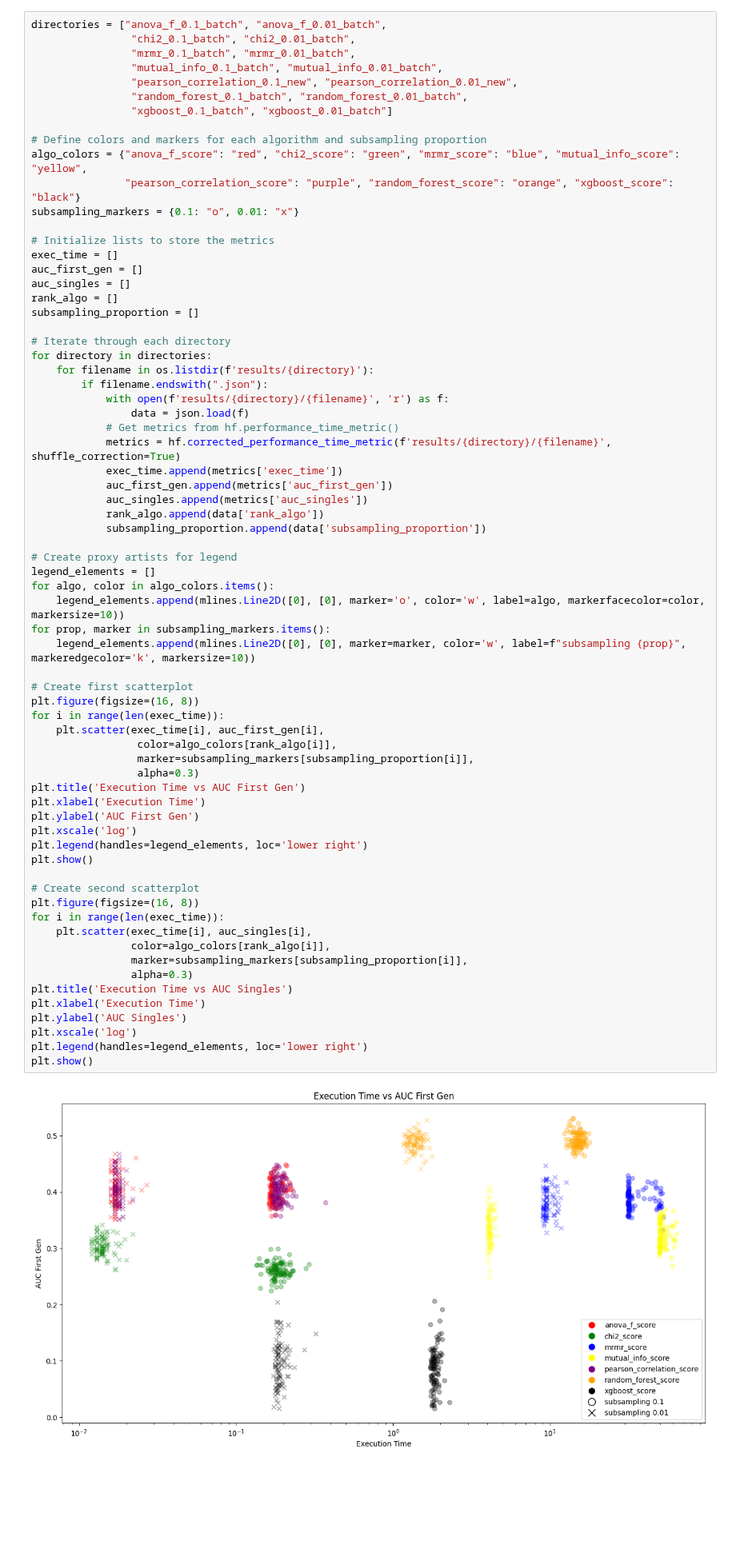
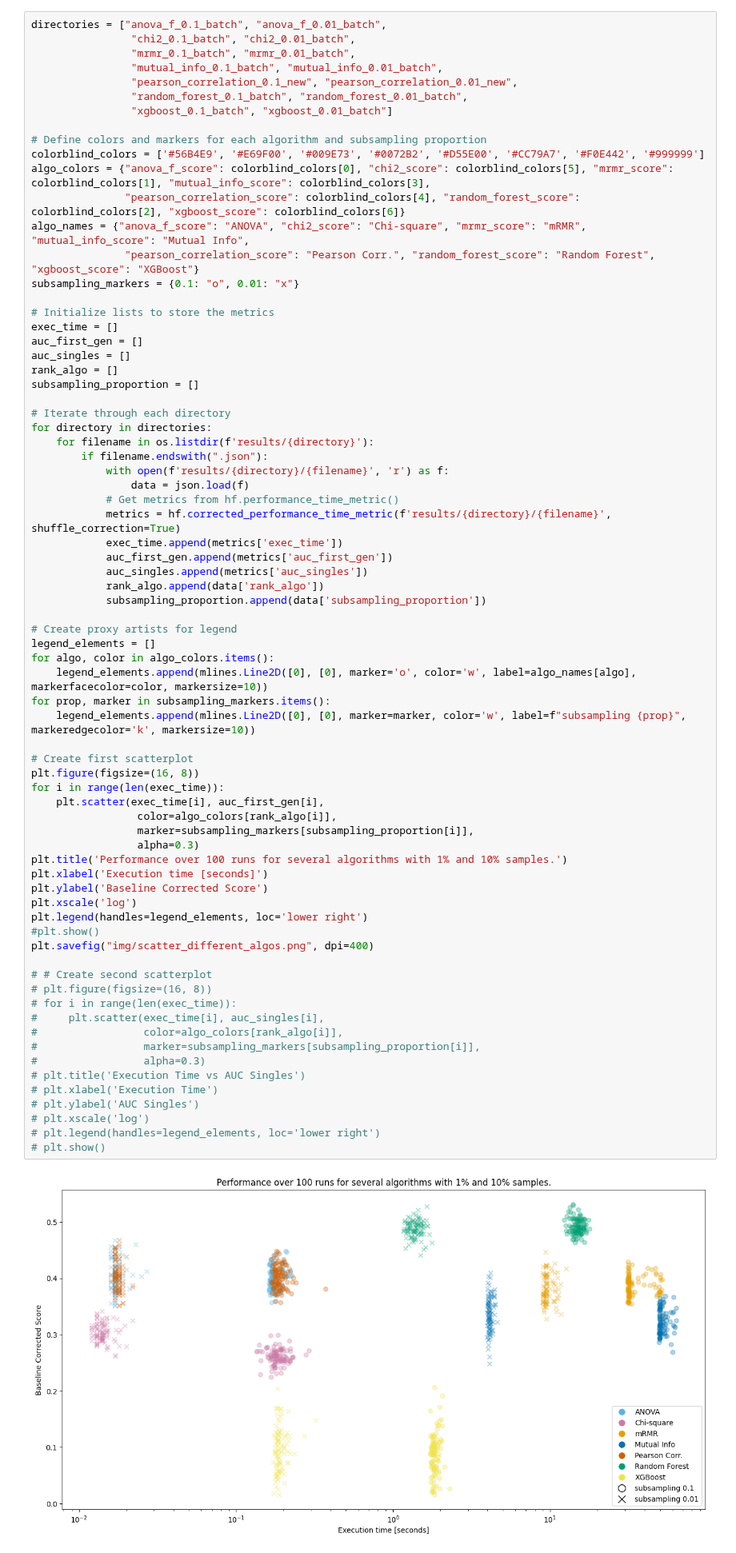
Before and after one commit to amadejp/DS_Project_Feature_Selection, a Jupyter notebook: src/performance_graphing_corrections.ipynb, the cells around one changed output. Shown at 80% size. Cells and saved outputs as stored; diff of their text form; blank space fills up the shorter version.

```diff
--- a/src/performance_graphing_corrections.ipynb
+++ b/src/performance_graphing_corrections.ipynb
@@ -109,8 +107,11 @@ directories = ["anova_f_0.1_batch", "anova_f_0.01_batch",
                 "xgboost_0.1_batch", "xgboost_0.01_batch"]
 
 # Define colors and markers for each algorithm and subsampling proportion
-algo_colors = {"anova_f_score": "red", "chi2_score": "green", "mrmr_score": "blue", "mutual_info_score": "yellow",
-               "pearson_correlation_score": "purple", "random_forest_score": "orange", "xgboost_score": "black"}
+colorblind_colors = ['#56B4E9', '#E69F00', '#009E73', '#0072B2', '#D55E00', '#CC79A7', '#F0E442', '#999999']
+algo_colors = {"anova_f_score": colorblind_colors[0], "chi2_score": colorblind_colors[5], "mrmr_score": colorblind_colors[1], "mutual_info_score": colorblind_colors[3],
+               "pearson_correlation_score": colorblind_colors[4], "random_forest_score": colorblind_colors[2], "xgboost_score": colorblind_colors[6]}
+algo_names = {"anova_f_score": "ANOVA", "chi2_score": "Chi-square", "mrmr_score": "mRMR", "mutual_info_score": "Mutual Info",
+               "pearson_correlation_score": "Pearson Corr.", "random_forest_score": "Random Forest", "xgboost_score": "XGBoost"}
 subsampling_markers = {0.1: "o", 0.01: "x"}
 
 # Initialize lists to store the metrics
@@ -124,49 +125,50 @@ subsampling_proportion = []
 for directory in directories:
     for filename in os.listdir(f'results/{directory}'):
         if filename.endswith(".json"):
             with open(f'results/{directory}/{filename}', 'r') as f:
                 data = json.load(f)
             # Get metrics from hf.performance_time_metric()
             metrics = hf.corrected_performance_time_metric(f'results/{directory}/{filename}', shuffle_correction=True)
             exec_time.append(metrics['exec_time'])
             auc_first_gen.append(metrics['auc_first_gen'])
             auc_singles.append(metrics['auc_singles'])
             rank_algo.append(data['rank_algo'])
             subsampling_proportion.append(data['subsampling_proportion'])
 
 # Create proxy artists for legend
 legend_elements = []
 for algo, color in algo_colors.items():
-    legend_elements.append(mlines.Line2D([0], [0], marker='o', color='w', label=algo, markerfacecolor=color, markersize=10))
+    legend_elements.append(mlines.Line2D([0], [0], marker='o', color='w', label=algo_names[algo], markerfacecolor=color, markersize=10))
 for prop, marker in subsampling_markers.items():
     legend_elements.append(mlines.Line2D([0], [0], marker=marker, color='w', label=f"subsampling {prop}", markeredgecolor='k', markersize=10))
 
 # Create first scatterplot
 plt.figure(figsize=(16, 8))
 for i in range(len(exec_time)):
     plt.scatter(exec_time[i], auc_first_gen[i],
                  color=algo_colors[rank_algo[i]],
                  marker=subsampling_markers[subsampling_proportion[i]],
                  alpha=0.3)
-plt.title('Execution Time vs AUC First Gen')
-plt.xlabel('Execution Time')
-plt.ylabel('AUC First Gen')
+plt.title('Performance over 100 runs for several algorithms with 1% and 10% samples.')
+plt.xlabel('Execution time [seconds]')
+plt.ylabel('Baseline Corrected Score')
 plt.xscale('log')
 plt.legend(handles=legend_elements, loc='lower right')
-plt.show()
+#plt.show()
+plt.savefig("img/scatter_different_algos.png", dpi=400)
 
-# Create second scatterplot
-plt.figure(figsize=(16, 8))
-for i in range(len(exec_time)):
-    plt.scatter(exec_time[i], auc_singles[i],
-                color=algo_colors[rank_algo[i]],
-                marker=subsampling_markers[subsampling_proportion[i]],
-                alpha=0.3)
-plt.title('Execution Time vs AUC Singles')
-plt.xlabel('Execution Time')
-plt.ylabel('AUC Singles')
-plt.xscale('log')
-plt.legend(handles=legend_elements, loc='lower right')
-plt.show()
+# # Create second scatterplot
+# plt.figure(figsize=(16, 8))
+# for i in range(len(exec_time)):
+#     plt.scatter(exec_time[i], auc_singles[i],
+#                 color=algo_colors[rank_algo[i]],
+#                 marker=subsampling_markers[subsampling_proportion[i]],
+#                 alpha=0.3)
+# plt.title('Execution Time vs AUC Singles')
+# plt.xlabel('Execution Time')
+# plt.ylabel('AUC Singles')
+# plt.xscale('log')
+# plt.legend(handles=legend_elements, loc='lower right')
+# plt.show()
 # %% [output]
-[figure, old version]
+[figure, new version]
```
Also changed, not shown: parts of 2 cells of this notebook, 6 other files.
